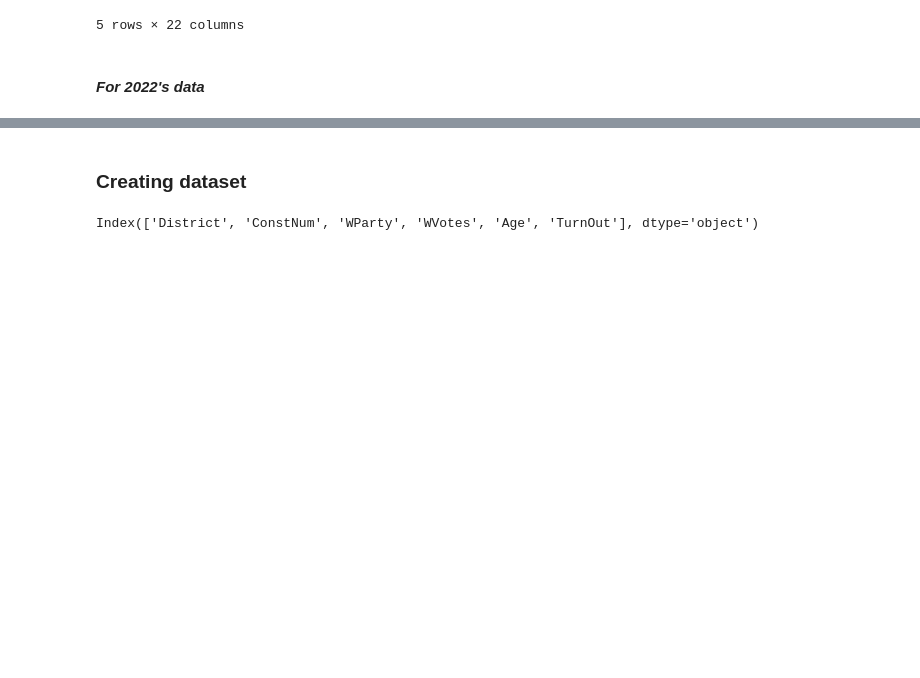
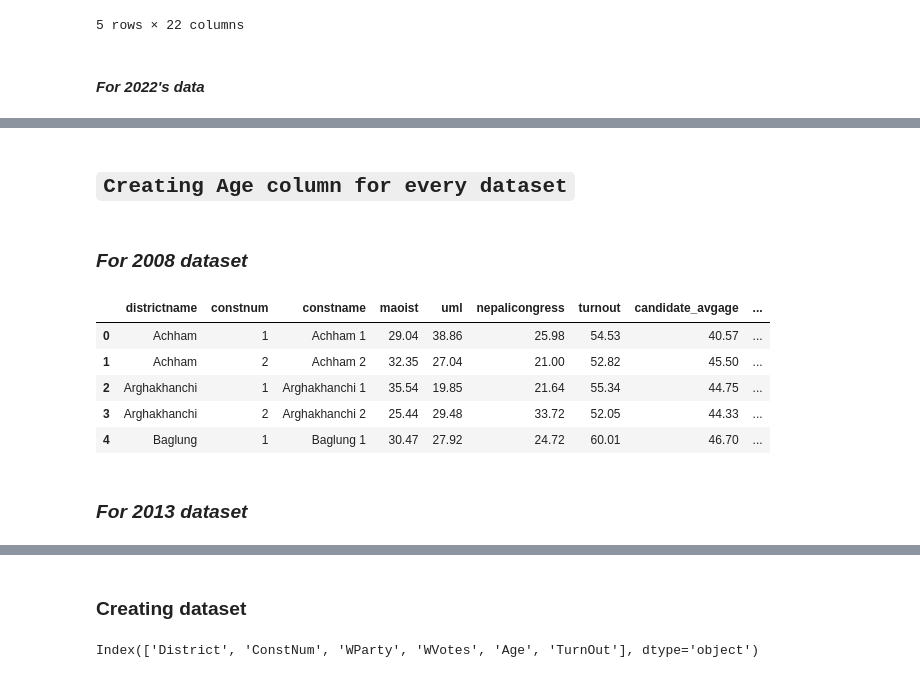
Before and after one commit to UjjwalKarkeyy/Nepal_Election_Prediction_Model, a Jupyter notebook: main.ipynb, the cells around one changed output, grey strips where cells are left out. Drawn from its saved outputs; the diff is of its cells as text; code cells hidden in the pictures; blank space fills up the shorter version.

```diff
--- a/main.ipynb
+++ b/main.ipynb
@@ -445,0 +450,16 @@ result22.to_csv('temp_2022_for_turnout.csv', index=False)
+# %% [markdown]
+## `Creating Age column for every dataset`
+# %% [markdown]
+### <i>For 2008 dataset</i>
+# %%
+result08.rename(columns={'winnerage':'Age'}, inplace=True)
+result08.head()
+# %% [output]
+|  | districtname | constnum | constname | maoist | uml | nepalicongress | turnout | candidate_avgage | ... |
+| 0 | Achham | 1 | Achham 1 | 29.04 | 38.86 | 25.98 | 54.53 | 40.57 | ... |
+| 1 | Achham | 2 | Achham 2 | 32.35 | 27.04 | 21.00 | 52.82 | 45.50 | ... |
+| 2 | Arghakhanchi | 1 | Arghakhanchi 1 | 35.54 | 19.85 | 21.64 | 55.34 | 44.75 | ... |
+| 3 | Arghakhanchi | 2 | Arghakhanchi 2 | 25.44 | 29.48 | 33.72 | 52.05 | 44.33 | ... |
+| 4 | Baglung | 1 | Baglung 1 | 30.47 | 27.92 | 24.72 | 60.01 | 46.70 | ... |
+# %% [markdown]
+### <i>For 2013 dataset</i>
```
Also changed, not shown: parts of 6 cells of this notebook.
